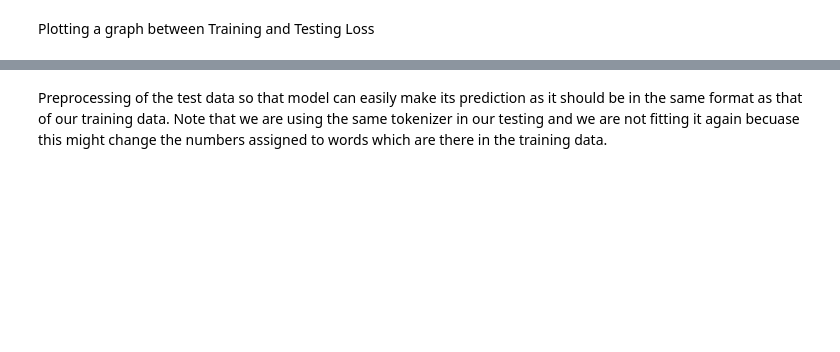
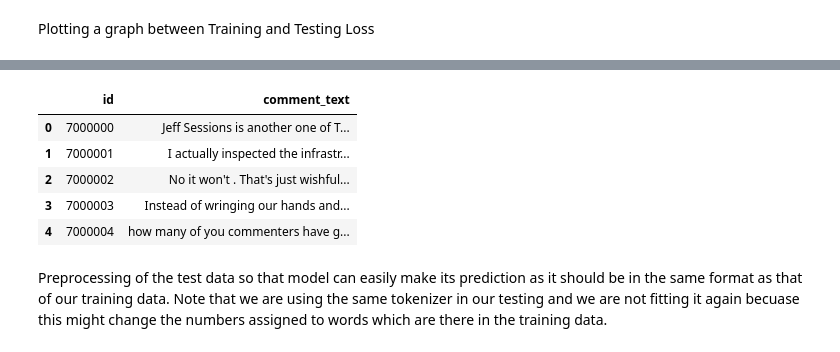
Before and after one commit to jorgemedina87/Mineria-de-datos, a Jupyter notebook: proyecto3/proyecto3.ipynb, the cells around one changed output, grey strips where cells are left out. Drawn from its saved outputs; the diff is of its cells as text; code cells hidden in the pictures; blank space fills up the shorter version.

```diff
--- a/proyecto3/proyecto3.ipynb
+++ b/proyecto3/proyecto3.ipynb
@@ -175,0 +193,3 @@ test = pd.read_csv('../input/jigsaw-unintended-bias-in-toxicity-classification/t
+# %%
+from google.colab import files
+uploaded = files.upload()
@@ -176,3 +199,12 @@ test = pd.read_csv('../input/jigsaw-unintended-bias-in-toxicity-classification/t
+# %%
+test_df = pd.read_csv(io.BytesIO(uploaded['test.csv']))
 # %%
-test.head()
+test_df.head()
+# %% [output]
+|  | id | comment_text |
+| 0 | 7000000 | Jeff Sessions is another one of T... |
+| 1 | 7000001 | I actually inspected the infrastr... |
+| 2 | 7000002 | No it won't . That's just wishful... |
+| 3 | 7000003 | Instead of wringing our hands and... |
+| 4 | 7000004 | how many of you commenters have g... |
 # %%
```
Also changed, not shown: parts of 20 cells of this notebook.
